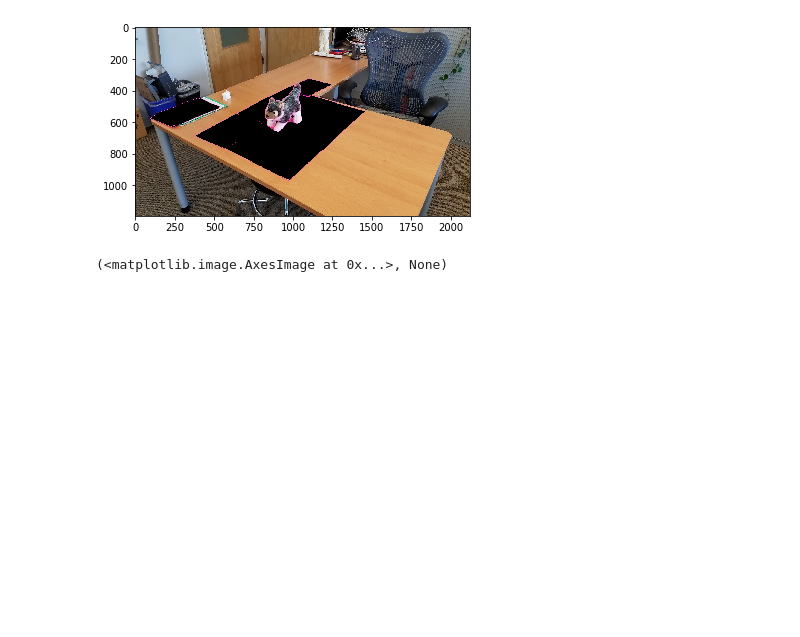
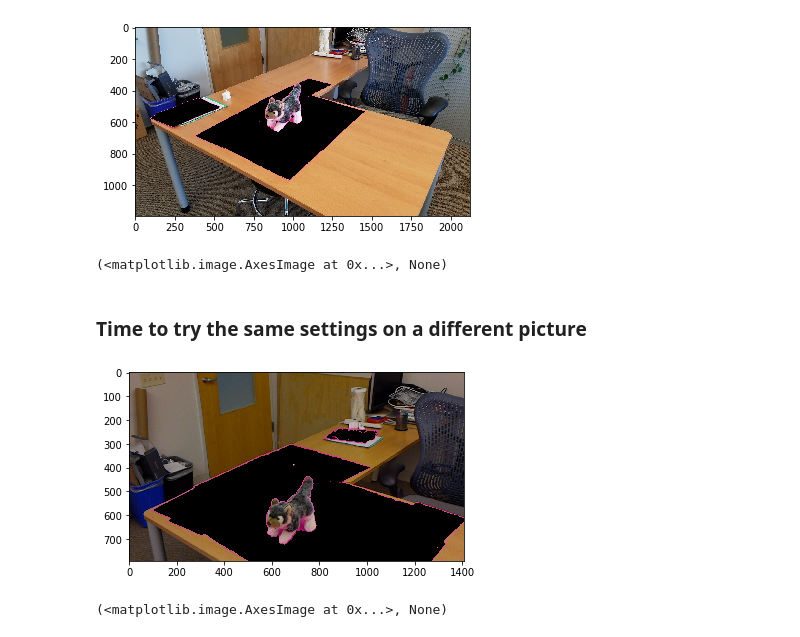
Before and after one commit to danilogr/OpenCV_Experiments, a Jupyter notebook: experiment1/Experiment1-ChromaKeying.ipynb, the cells around one changed output. Drawn from its saved outputs; the diff is of its cells as text; code cells hidden in the pictures; blank space fills up the shorter version.

Commit message:
[Experiment 1] Adding a new picture

```diff
--- a/experiment1/Experiment1-ChromaKeying.ipynb
+++ b/experiment1/Experiment1-ChromaKeying.ipynb
@@ -112,8 +113,9 @@ print(pink_color_lab)
 print("Using color",img_lab[840, 969])
 
 # Basic pixel filtering (values choosen based on color above)
-filter_color_lower = np.array([120, 190, 80])
-filter_color_upper = np.array([200, 204, 117])
+filter_color_lower = np.array([40, 190, 80])
+filter_color_upper = np.array([250, 210, 117])
+# notice above the range for Luminosity and Magenta!
 
 # mask out
 mask = cv2.inRange(img_lab, filter_color_lower, filter_color_upper)
@@ -125,5 +127,16 @@ plt.imshow(res), plt.show()
 Using color [168 198 101]
 [figure]
 (<matplotlib.image.AxesImage at 0x...>, None)
-# %% [markdown]
-###
+# %% [markdown]
+### Time to try the same settings on a different picture
+# %%
+img2 = cv2.cvtColor(cv2.imread("doggo2.jpg"), cv2.COLOR_BGR2RGB)
+img2_lab = cv2.cvtColor(img2, cv2.COLOR_RGB2LAB)
+mask = cv2.inRange(img2_lab, filter_color_lower, filter_color_upper)
+res  = cv2.bitwise_and(img2, img2, mask= ~mask)
+
+plt.imshow(res), plt.show()
+cv2.imsave("")
+# %% [output]
+[figure, added]
+(<matplotlib.image.AxesImage at 0x...>, None)
```
Also changed, not shown: parts of 1 cell of this notebook, 1 other file.
